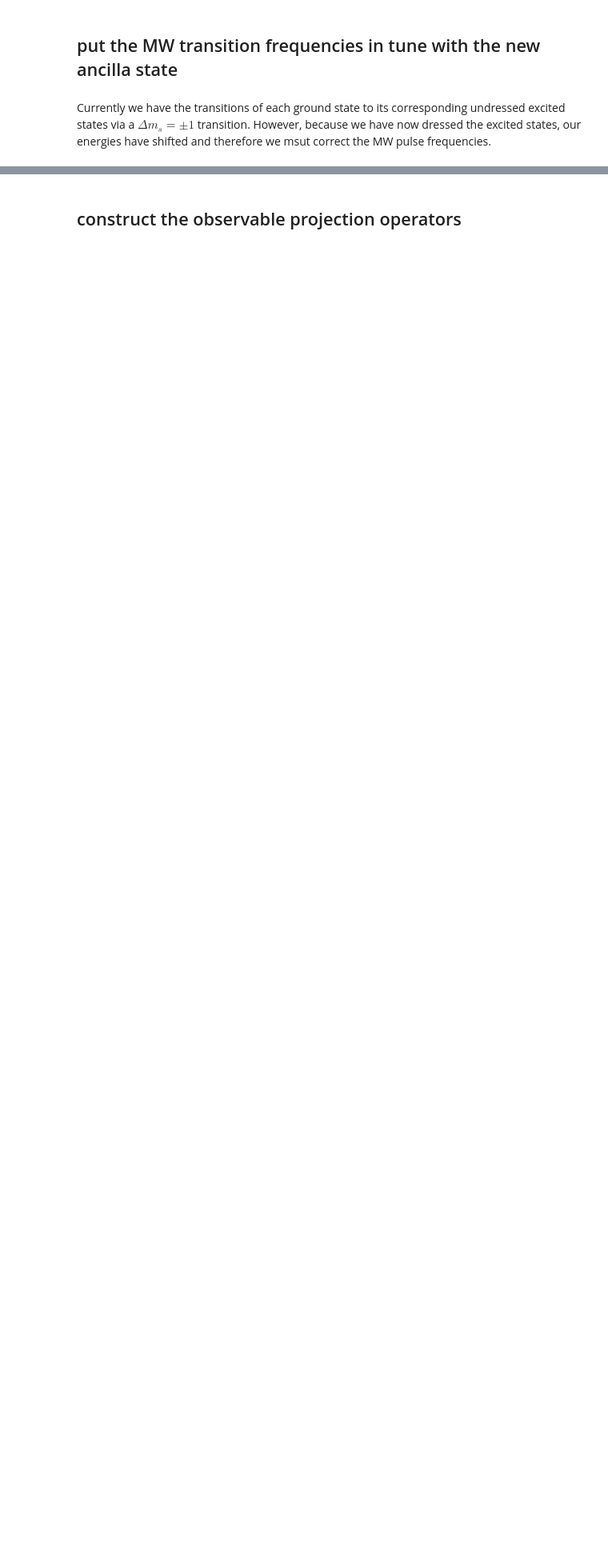
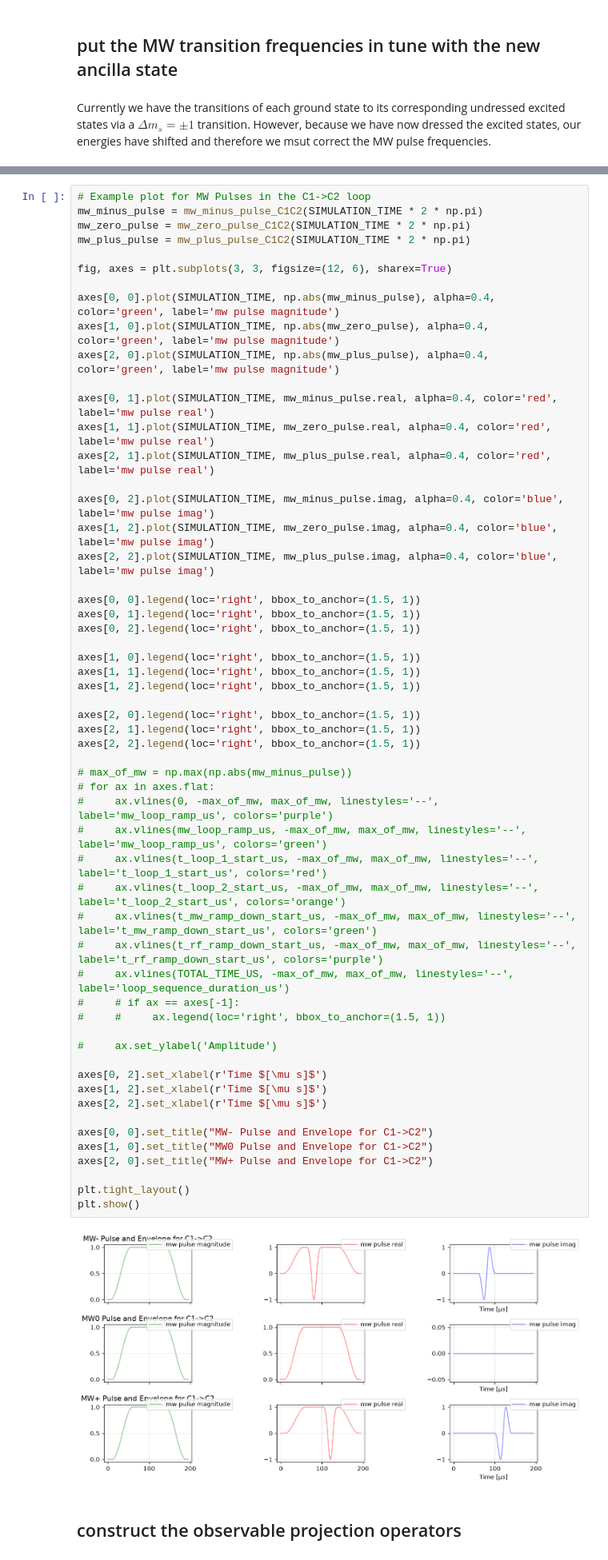
Before and after one commit to hershelweiner/NV-Center-Berry-Phase, a Jupyter notebook: NV_Berry_Phase_sim.ipynb, the cells around one changed output, grey strips where cells are left out. Shown at 80% size. Saved outputs shown, nothing was run; the diff lists cells and outputs as text; blank space fills up the shorter version.

```diff
--- a/NV_Berry_Phase_sim.ipynb
+++ b/NV_Berry_Phase_sim.ipynb
@@ -655,3 +863,61 @@ array([[0.        +0.j, 0.74999949-0.j, 0.        +0.j],
+# %%
+# Example plot for MW Pulses in the C1->C2 loop
+mw_minus_pulse = mw_minus_pulse_C1C2(SIMULATION_TIME * 2 * np.pi)
+mw_zero_pulse = mw_zero_pulse_C1C2(SIMULATION_TIME * 2 * np.pi)
+mw_plus_pulse = mw_plus_pulse_C1C2(SIMULATION_TIME * 2 * np.pi)
+
+fig, axes = plt.subplots(3, 3, figsize=(12, 6), sharex=True)
+
+axes[0, 0].plot(SIMULATION_TIME, np.abs(mw_minus_pulse), alpha=0.4, color='green', label='mw pulse magnitude')
+axes[1, 0].plot(SIMULATION_TIME, np.abs(mw_zero_pulse), alpha=0.4, color='green', label='mw pulse magnitude')
+axes[2, 0].plot(SIMULATION_TIME, np.abs(mw_plus_pulse), alpha=0.4, color='green', label='mw pulse magnitude')
+
+axes[0, 1].plot(SIMULATION_TIME, mw_minus_pulse.real, alpha=0.4, color='red', label='mw pulse real')
+axes[1, 1].plot(SIMULATION_TIME, mw_zero_pulse.real, alpha=0.4, color='red', label='mw pulse real')
+axes[2, 1].plot(SIMULATION_TIME, mw_plus_pulse.real, alpha=0.4, color='red', label='mw pulse real')
+
+axes[0, 2].plot(SIMULATION_TIME, mw_minus_pulse.imag, alpha=0.4, color='blue', label='mw pulse imag')
+axes[1, 2].plot(SIMULATION_TIME, mw_zero_pulse.imag, alpha=0.4, color='blue', label='mw pulse imag')
+axes[2, 2].plot(SIMULATION_TIME, mw_plus_pulse.imag, alpha=0.4, color='blue', label='mw pulse imag')
+
+axes[0, 0].legend(loc='right', bbox_to_anchor=(1.5, 1))
+axes[0, 1].legend(loc='right', bbox_to_anchor=(1.5, 1))
+axes[0, 2].legend(loc='right', bbox_to_anchor=(1.5, 1))
+
+axes[1, 0].legend(loc='right', bbox_to_anchor=(1.5, 1))
+axes[1, 1].legend(loc='right', bbox_to_anchor=(1.5, 1))
+axes[1, 2].legend(loc='right', bbox_to_anchor=(1.5, 1))
+
+axes[2, 0].legend(loc='right', bbox_to_anchor=(1.5, 1))
+axes[2, 1].legend(loc='right', bbox_to_anchor=(1.5, 1))
+axes[2, 2].legend(loc='right', bbox_to_anchor=(1.5, 1))
+
+# max_of_mw = np.max(np.abs(mw_minus_pulse))
+# for ax in axes.flat:
+#     ax.vlines(0, -max_of_mw, max_of_mw, linestyles='--', label='mw_loop_ramp_us', colors='purple')
+#     ax.vlines(mw_loop_ramp_us, -max_of_mw, max_of_mw, linestyles='--', label='mw_loop_ramp_us', colors='green')
+#     ax.vlines(t_loop_1_start_us, -max_of_mw, max_of_mw, linestyles='--', label='t_loop_1_start_us', colors='red')
+#     ax.vlines(t_loop_2_start_us, -max_of_mw, max_of_mw, linestyles='--', label='t_loop_2_start_us', colors='orange')
+#     ax.vlines(t_mw_ramp_down_start_us, -max_of_mw, max_of_mw, linestyles='--', label='t_mw_ramp_down_start_us', colors='green')
+#     ax.vlines(t_rf_ramp_down_start_us, -max_of_mw, max_of_mw, linestyles='--', label='t_rf_ramp_down_start_us', colors='purple')
+#     ax.vlines(TOTAL_TIME_US, -max_of_mw, max_of_mw, linestyles='--', label='loop_sequence_duration_us')
+#     # if ax == axes[-1]:
+#     #     ax.legend(loc='right', bbox_to_anchor=(1.5, 1))
+
+#     ax.set_ylabel('Amplitude')
+
+axes[0, 2].set_xlabel(r'Time $[\mu s]$')
+axes[1, 2].set_xlabel(r'Time $[\mu s]$')
+axes[2, 2].set_xlabel(r'Time $[\mu s]$')
+
+axes[0, 0].set_title("MW- Pulse and Envelope for C1->C2")
+axes[1, 0].set_title("MW0 Pulse and Envelope for C1->C2")
+axes[2, 0].set_title("MW+ Pulse and Envelope for C1->C2")
+
+plt.tight_layout()
+plt.show()
+# %% [output]
+[figure, added]
 # %% [markdown]
 ## construct the observable projection operators
 # %%
```
Also changed, not shown: parts of 32 cells of this notebook, 3 other files.
